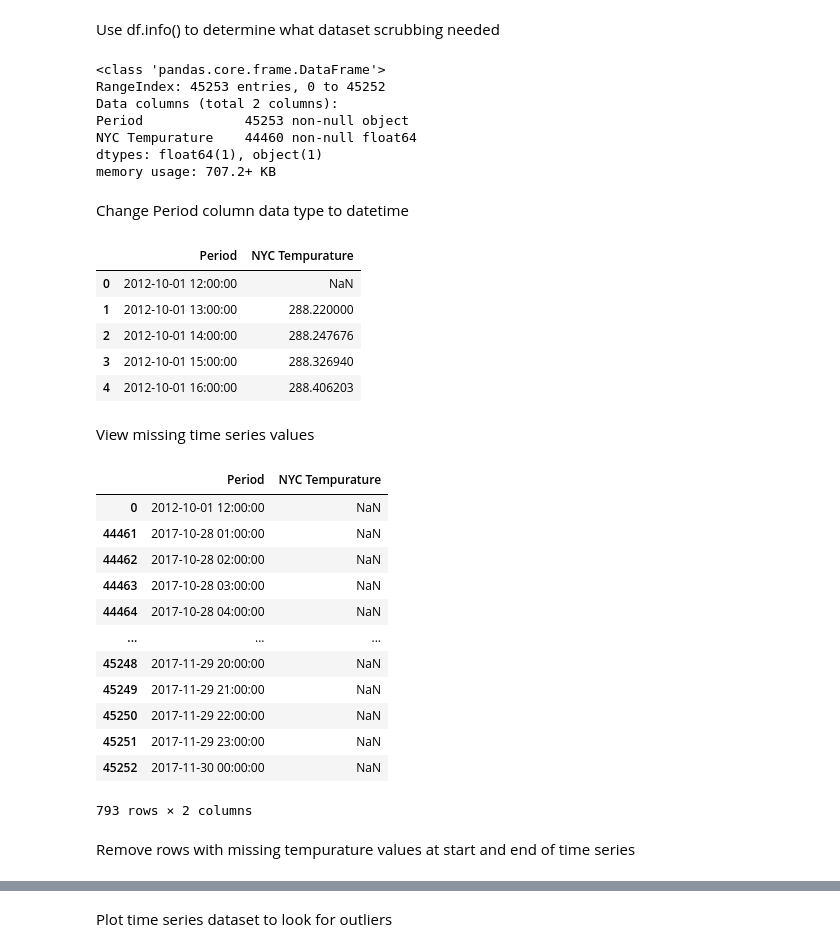
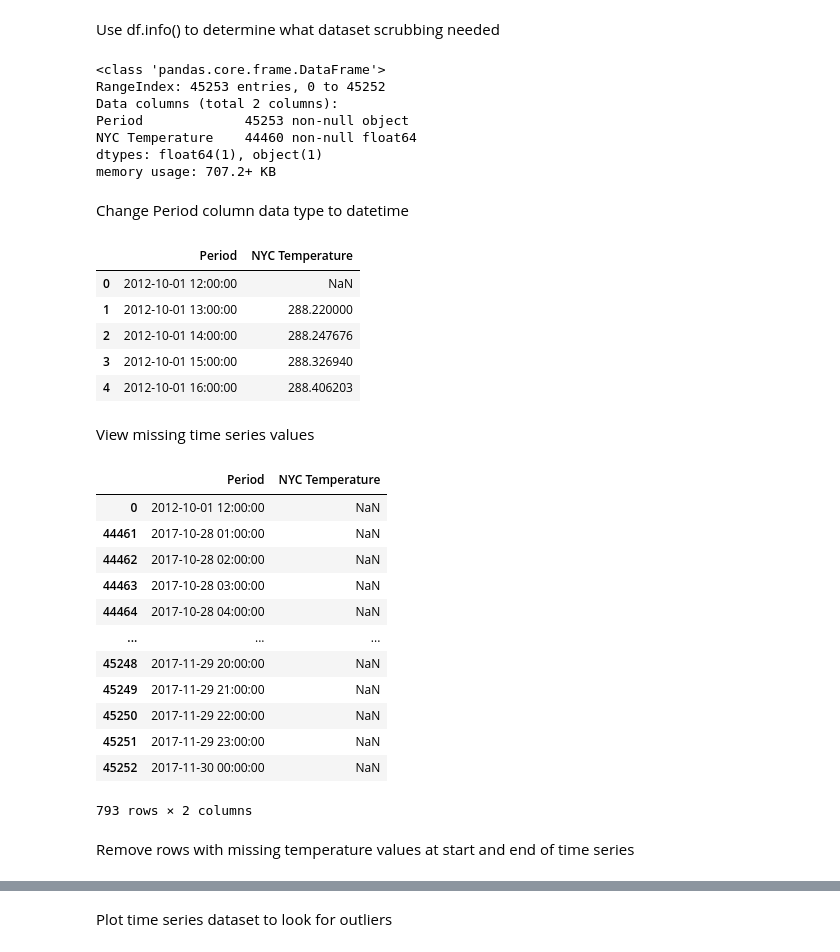
Before and after one commit to blantj/temperature_time_series, a Jupyter notebook: Modeling.ipynb, the cells around one changed output, grey strips where cells are left out. Drawn from its saved outputs; the diff is of its cells as text; code cells hidden in the pictures.

```diff
--- a/Modeling.ipynb
+++ b/Modeling.ipynb
@@ -11,6 +17,6 @@ Read csv file with Tempurature data into Pandas and drop non-NYC tempurature col
 # %%
 df = pd.read_csv('Data/temperature.csv')
 df = df[['datetime','New York']]
-df.columns = ['Period', 'NYC Tempurature']
+df.columns = ['Period', 'NYC Temperature']
 df.head()
 # %% [output]
@@ -31,7 +37,7 @@ df.info()
 RangeIndex: 45253 entries, 0 to 45252
 Data columns (total 2 columns):
 Period             45253 non-null object
-NYC Tempurature    44460 non-null float64
+NYC Temperature    44460 non-null float64
 dtypes: float64(1), object(1)
 memory usage: 707.2+ KB
 # %% [markdown]
@@ -40,7 +46,7 @@ Change Period column data type to datetime
 df['Period'] = pd.to_datetime(df['Period'], dayfirst=False)
 df.head()
 # %% [output]
-|  | Period | NYC Tempurature |
+|  | Period | NYC Temperature |
 | 0 | 2012-10-01 12:00:00 | NaN |
 | 1 | 2012-10-01 13:00:00 | 288.220000 |
 | 2 | 2012-10-01 14:00:00 | 288.247676 |
@@ -49,9 +55,9 @@ df.head()
 # %% [markdown]
 View missing time series values
 # %%
-df[df['NYC Tempurature'].isna()]
+df[df['NYC Temperature'].isna()]
 # %% [output]
-|  | Period | NYC Tempurature |
+|  | Period | NYC Temperature |
 | 0 | 2012-10-01 12:00:00 | NaN |
 | 44461 | 2017-10-28 01:00:00 | NaN |
 | 44462 | 2017-10-28 02:00:00 | NaN |
@@ -65,7 +71,7 @@ df[df['NYC Tempurature'].isna()]
 | 45252 | 2017-11-30 00:00:00 | NaN |
 793 rows × 2 columns
 # %% [markdown]
-Remove rows with missing tempurature values at start and end of time series
+Remove rows with missing temperature values at start and end of time series
 # %%
 df = df.loc[1:44460, :]
 df
```
Also changed, not shown: parts of 33 cells of this notebook.
